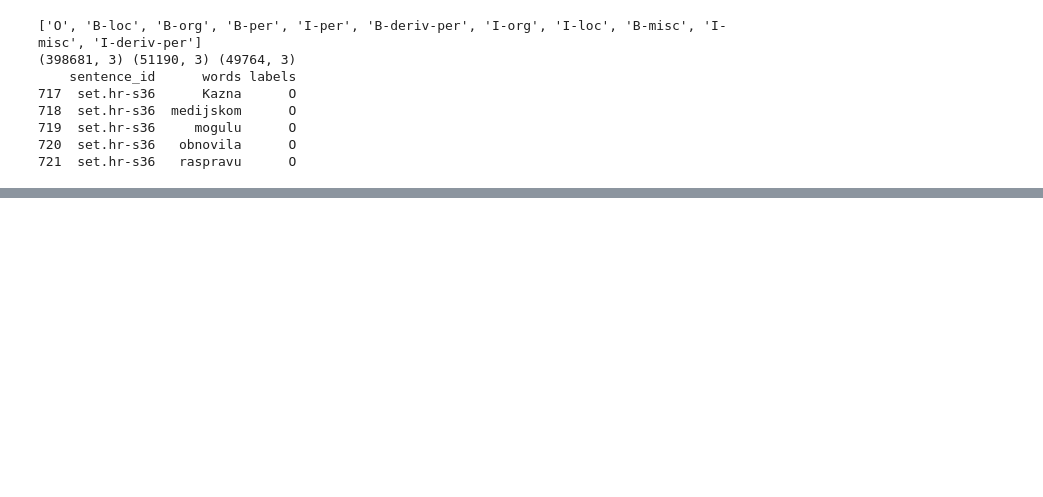
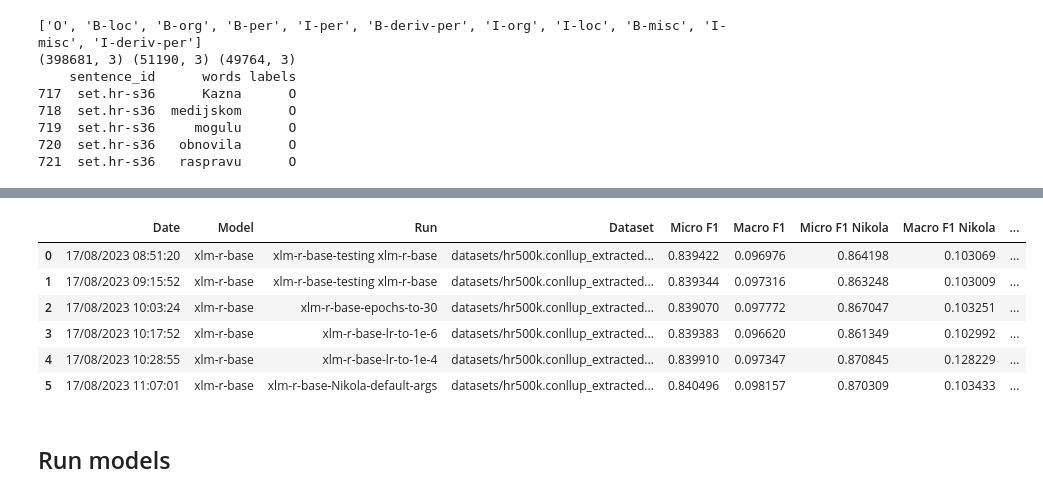
Before and after one commit to TajaKuzman/NER-recognition, a Jupyter notebook: ner-classification.ipynb, the cells around one changed output, grey strips where cells are left out. Drawn from its saved outputs; the diff is of its cells as text; code cells hidden in the pictures; blank space fills up the shorter version.

```diff
--- a/ner-classification.ipynb
+++ b/ner-classification.ipynb
@@ -198,0 +314,15 @@ test_df.head()
+# %%
+# Inspect results
+results_df = pd.read_csv("ner-results-testing.txt", sep="\t")
+
+results_df
+# %% [output]
+|  | Date | Model | Run | Dataset | Micro F1 | Macro F1 | Micro F1 Nikola | Macro F1 Nikola | ... |
+| 0 | 17/08/2023 08:51:20 | xlm-r-base | xlm-r-base-testing xlm-r-base | datasets/hr500k.conllup_extracted... | 0.839422 | 0.096976 | 0.864198 | 0.103069 | ... |
+| 1 | 17/08/2023 09:15:52 | xlm-r-base | xlm-r-base-testing xlm-r-base | datasets/hr500k.conllup_extracted... | 0.839344 | 0.097316 | 0.863248 | 0.103009 | ... |
+| 2 | 17/08/2023 10:03:24 | xlm-r-base | xlm-r-base-epochs-to-30 | datasets/hr500k.conllup_extracted... | 0.839070 | 0.097772 | 0.867047 | 0.103251 | ... |
+| 3 | 17/08/2023 10:17:52 | xlm-r-base | xlm-r-base-lr-to-1e-6 | datasets/hr500k.conllup_extracted... | 0.839383 | 0.096620 | 0.861349 | 0.102992 | ... |
+| 4 | 17/08/2023 10:28:55 | xlm-r-base | xlm-r-base-lr-to-1e-4 | datasets/hr500k.conllup_extracted... | 0.839910 | 0.097347 | 0.870845 | 0.128229 | ... |
+| 5 | 17/08/2023 11:07:01 | xlm-r-base | xlm-r-base-Nikola-default-args | datasets/hr500k.conllup_extracted... | 0.840496 | 0.098157 | 0.870309 | 0.103433 | ... |
+# %% [markdown]
+## Run models
```
Also changed, not shown: parts of 33 cells of this notebook, 10 other files.
